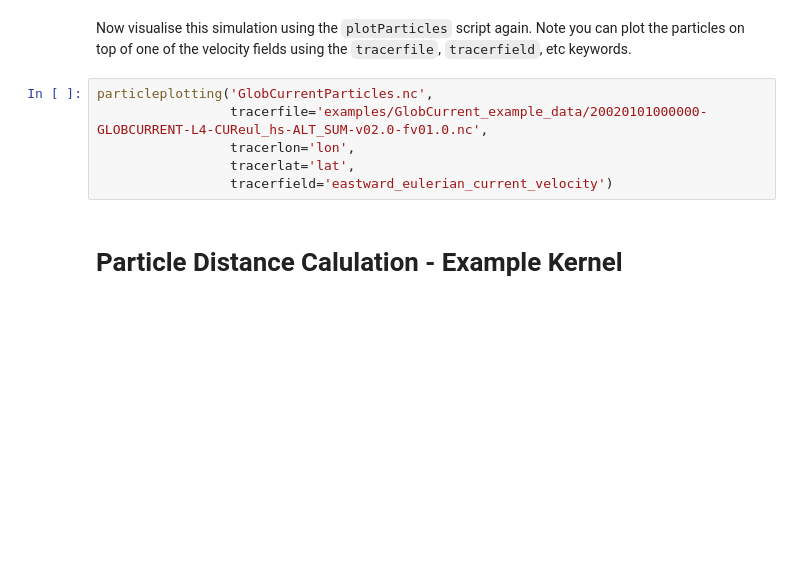
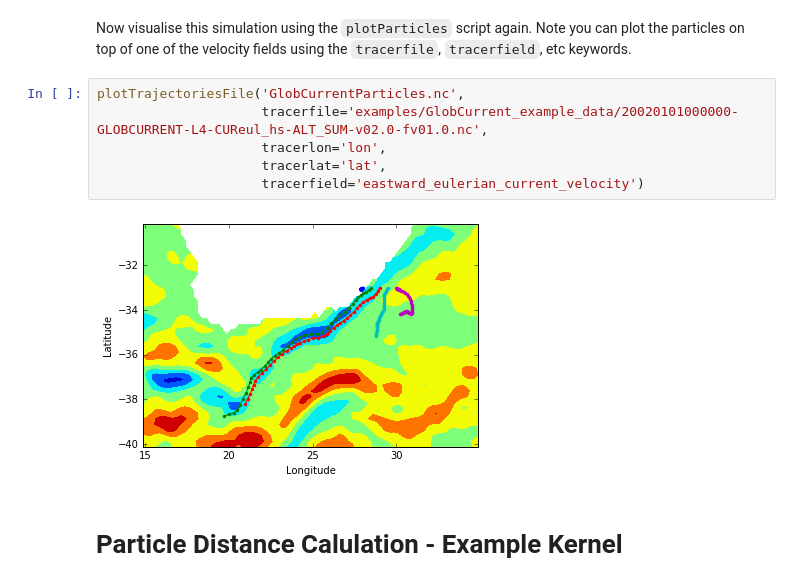
Before and after one commit to nathanieltarshish/parcels, a Jupyter notebook: PARCELStutorial.ipynb, the cells around one changed output. Drawn from its saved outputs; the diff is of its cells as text; blank space fills up the shorter version.

```diff
--- a/PARCELStutorial.ipynb
+++ b/PARCELStutorial.ipynb
@@ -154,11 +167,13 @@ pset.execute(AdvectionRK4,
 # %% [markdown]
 Now visualise this simulation using the `plotParticles` script again. Note you can plot the particles on top of one of the velocity fields using the `tracerfile`, `tracerfield`, etc keywords.
 # %%
-particleplotting('GlobCurrentParticles.nc',
-                 tracerfile='examples/GlobCurrent_example_data/20020101000000-GLOBCURRENT-L4-CUReul_hs-ALT_SUM-v02.0-fv01.0.nc',
-                 tracerlon='lon',
-                 tracerlat='lat',
-                 tracerfield='eastward_eulerian_current_velocity')
+plotTrajectoriesFile('GlobCurrentParticles.nc',
+                     tracerfile='examples/GlobCurrent_example_data/20020101000000-GLOBCURRENT-L4-CUReul_hs-ALT_SUM-v02.0-fv01.0.nc',
+                     tracerlon='lon',
+                     tracerlat='lat',
+                     tracerfield='eastward_eulerian_current_velocity')
+# %% [output]
+[figure, added]
 # %% [markdown]
 # Particle Distance Calulation - Example Kernel
 # %% [markdown]
```
Also changed, not shown: parts of 11 cells of this notebook, 1 other file.
